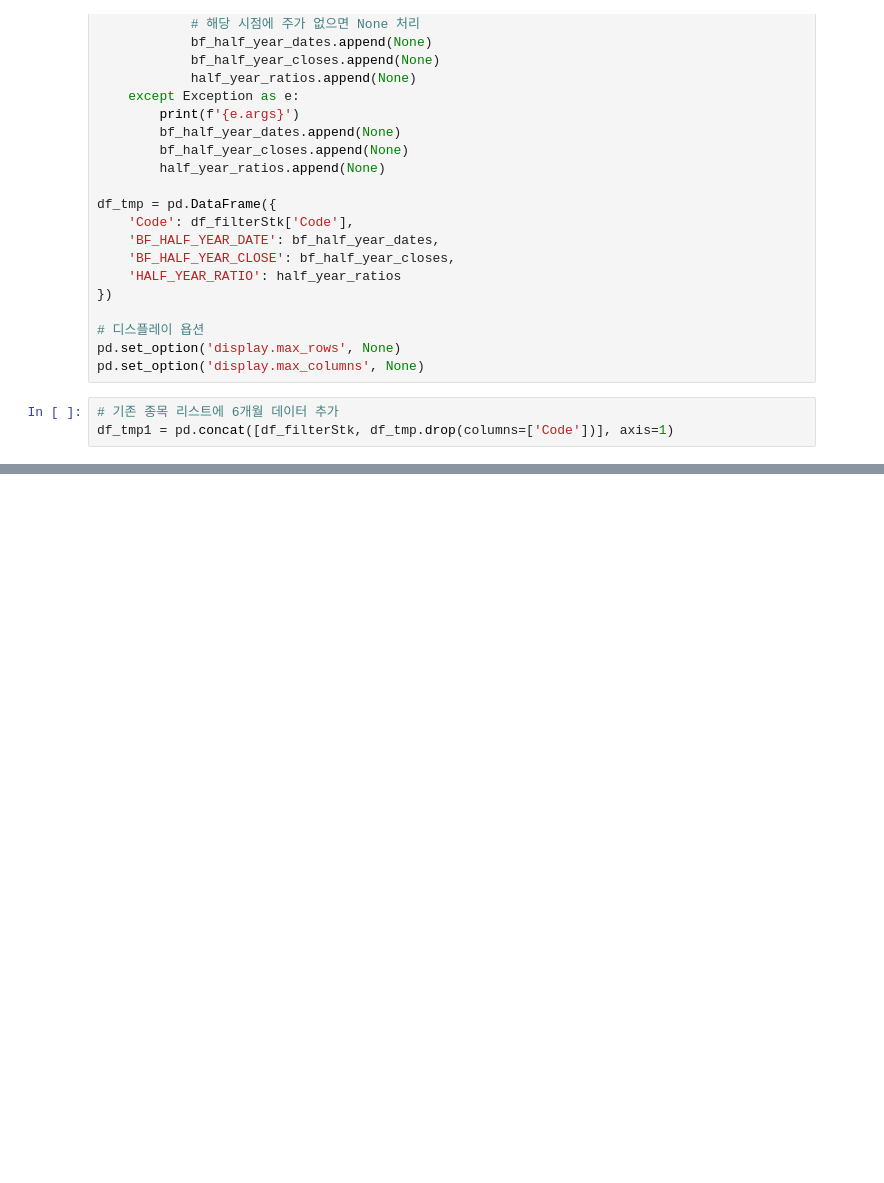
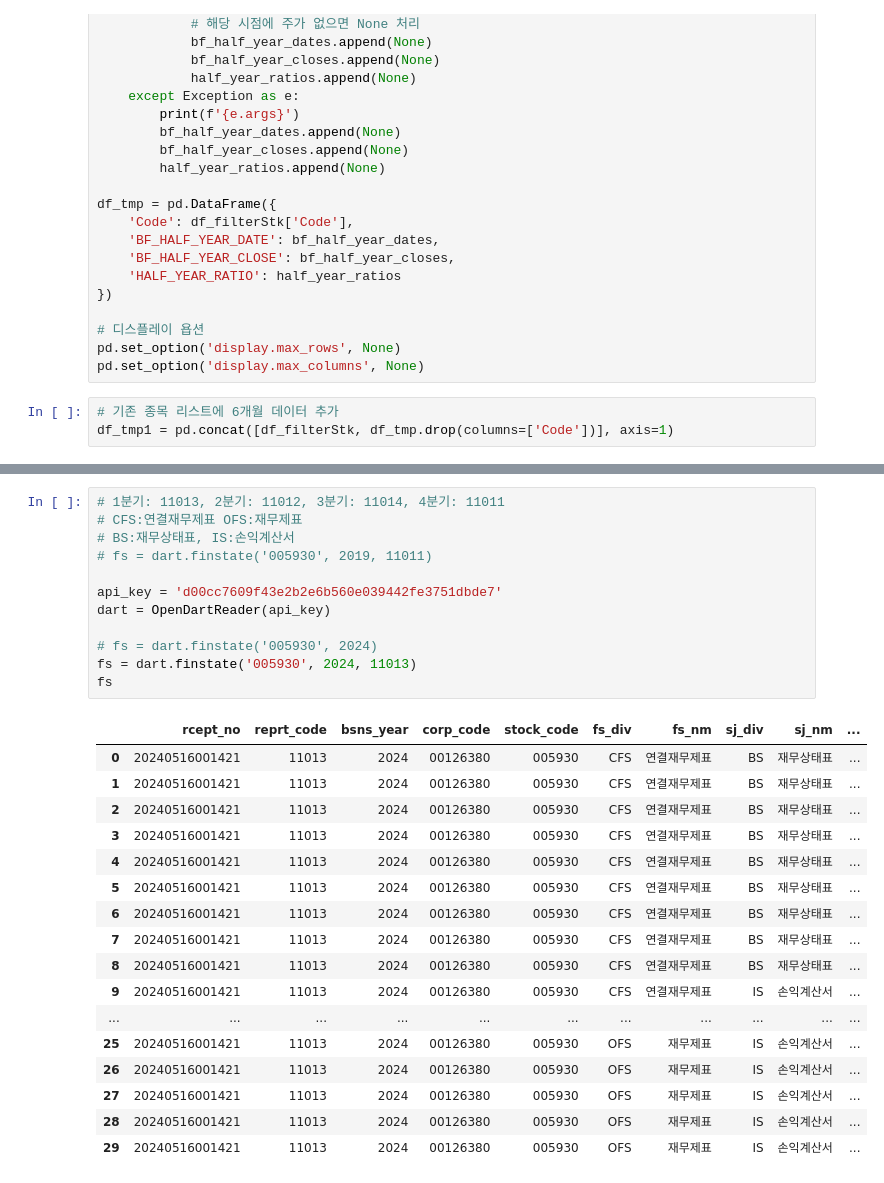
Before and after one commit to kimdaewhi/quantstrategy, a Jupyter notebook: src/test.ipynb, the cells around one changed output, grey strips where cells are left out. Cells and saved outputs as stored; diff of their text form; blank space fills up the shorter version.

```diff
--- a/src/test.ipynb
+++ b/src/test.ipynb
@@ -130,0 +245,30 @@ test2
+# %%
+# 1분기: 11013, 2분기: 11012, 3분기: 11014, 4분기: 11011
+# CFS:연결재무제표 OFS:재무제표
+# BS:재무상태표, IS:손익계산서
+# fs = dart.finstate('005930', 2019, 11011)
+
+api_key = 'd00cc7609f43e2b2e6b560e039442fe3751dbde7'
+dart = OpenDartReader(api_key)
+
+# fs = dart.finstate('005930', 2024)
+fs = dart.finstate('005930', 2024, 11013)
+fs
+# %% [output]
+|  | rcept_no | reprt_code | bsns_year | corp_code | stock_code | fs_div | fs_nm | sj_div | sj_nm | ... |
+| 0 | 20240516001421 | 11013 | 2024 | 00126380 | 005930 | CFS | 연결재무제표 | BS | 재무상태표 | ... |
+| 1 | 20240516001421 | 11013 | 2024 | 00126380 | 005930 | CFS | 연결재무제표 | BS | 재무상태표 | ... |
+| 2 | 20240516001421 | 11013 | 2024 | 00126380 | 005930 | CFS | 연결재무제표 | BS | 재무상태표 | ... |
+| 3 | 20240516001421 | 11013 | 2024 | 00126380 | 005930 | CFS | 연결재무제표 | BS | 재무상태표 | ... |
+| 4 | 20240516001421 | 11013 | 2024 | 00126380 | 005930 | CFS | 연결재무제표 | BS | 재무상태표 | ... |
+| 5 | 20240516001421 | 11013 | 2024 | 00126380 | 005930 | CFS | 연결재무제표 | BS | 재무상태표 | ... |
+| 6 | 20240516001421 | 11013 | 2024 | 00126380 | 005930 | CFS | 연결재무제표 | BS | 재무상태표 | ... |
+| 7 | 20240516001421 | 11013 | 2024 | 00126380 | 005930 | CFS | 연결재무제표 | BS | 재무상태표 | ... |
+| 8 | 20240516001421 | 11013 | 2024 | 00126380 | 005930 | CFS | 연결재무제표 | BS | 재무상태표 | ... |
+| 9 | 20240516001421 | 11013 | 2024 | 00126380 | 005930 | CFS | 연결재무제표 | IS | 손익계산서 | ... |
+| ... | ... | ... | ... | ... | ... | ... | ... | ... | ... | ... |
+| 25 | 20240516001421 | 11013 | 2024 | 00126380 | 005930 | OFS | 재무제표 | IS | 손익계산서 | ... |
+| 26 | 20240516001421 | 11013 | 2024 | 00126380 | 005930 | OFS | 재무제표 | IS | 손익계산서 | ... |
+| 27 | 20240516001421 | 11013 | 2024 | 00126380 | 005930 | OFS | 재무제표 | IS | 손익계산서 | ... |
+| 28 | 20240516001421 | 11013 | 2024 | 00126380 | 005930 | OFS | 재무제표 | IS | 손익계산서 | ... |
+| 29 | 20240516001421 | 11013 | 2024 | 00126380 | 005930 | OFS | 재무제표 | IS | 손익계산서 | ... |
```
Also changed, not shown: parts of 6 cells of this notebook, 1 other file.
